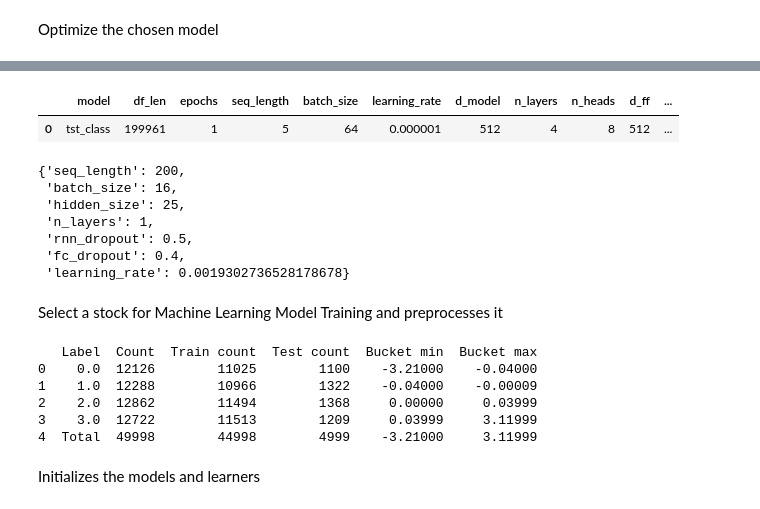
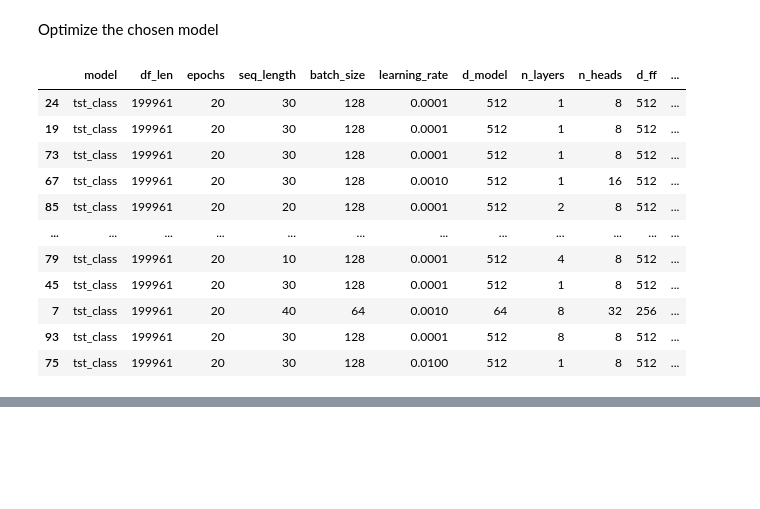
Before and after one commit to lukasmartinsson/Master-Thesis, a Jupyter notebook: main.ipynb, the cells around one changed output, grey strips where cells are left out. Drawn from its saved outputs; the diff is of its cells as text; code cells hidden in the pictures; blank space fills up the shorter version.

Commit message:
Fixed loop for results testing

```diff
--- a/main.ipynb
+++ b/main.ipynb
@@ -95,31 +96,43 @@ df = pd.read_csv(file)
 preprocessing_params = {
     'df': df,
     'lag': 15,
     'dif_all': True,
     'train_size': 0.95,
     'TSAI': True,
     'CLF': True,
     'index': None,
     'data': data,
     'buckets': 10,
     'TI' : True
 }
 
 model_type = 'tst'
 folder = '100'
 Classifier = preprocessing_params['CLF']
 model_type = model_type + '_class' if Classifier else model_type + '_reg'
 
-opti = True
+opti = False
 if opti:
     optimize_model(model_type=model_type, preprocessing_params=preprocessing_params, n_trials=1, n_epochs=1, folder=folder, index_time = index)
 
 results_df = pd.read_csv(f"models/{model_type}/{folder}/{index}/{model_type}_hyperparameters_results.csv")
 
 if Classifier:
     df = results_df.sort_values(by='val_accuracy', ascending=False)
 else:
     df = results_df.sort_values(by='val_mae', ascending=True)
 
 df
 # %% [output]
+|  | model | df_len | epochs | seq_length | batch_size | learning_rate | d_model | n_layers | n_heads | d_ff | ... |
+| 24 | tst_class | 199961 | 20 | 30 | 128 | 0.0001 | 512 | 1 | 8 | 512 | ... |
+| 19 | tst_class | 199961 | 20 | 30 | 128 | 0.0001 | 512 | 1 | 8 | 512 | ... |
+| 73 | tst_class | 199961 | 20 | 30 | 128 | 0.0001 | 512 | 1 | 8 | 512 | ... |
+| 67 | tst_class | 199961 | 20 | 30 | 128 | 0.0010 | 512 | 1 | 16 | 512 | ... |
+| 85 | tst_class | 199961 | 20 | 20 | 128 | 0.0001 | 512 | 2 | 8 | 512 | ... |
+| ... | ... | ... | ... | ... | ... | ... | ... | ... | ... | ... | ... |
+| 79 | tst_class | 199961 | 20 | 10 | 128 | 0.0001 | 512 | 4 | 8 | 512 | ... |
+| 45 | tst_class | 199961 | 20 | 30 | 128 | 0.0001 | 512 | 1 | 8 | 512 | ... |
+| 7 | tst_class | 199961 | 20 | 40 | 64 | 0.0010 | 64 | 8 | 32 | 256 | ... |
+| 93 | tst_class | 199961 | 20 | 30 | 128 | 0.0001 | 512 | 8 | 8 | 512 | ... |
+| 75 | tst_class | 199961 | 20 | 30 | 128 | 0.0100 | 512 | 1 | 8 | 512 | ... |
@@ -127,51 +139,0 @@ df
-|  | model | df_len | epochs | seq_length | batch_size | learning_rate | d_model | n_layers | n_heads | d_ff | ... |
-| 0 | tst_class | 199961 | 1 | 5 | 64 | 0.000001 | 512 | 4 | 8 | 512 | ... |
-# %%
-model_type = 'lstm_class'
-
-with open(f"models/{model_type}/{model_type}_best_params.json", "r") as f:
-    best_params = json.load(f)
-
-best_params
-# %% [output]
-{'seq_length': 200,
- 'batch_size': 16,
- 'hidden_size': 25,
- 'n_layers': 1,
- 'rnn_dropout': 0.5,
- 'fc_dropout': 0.4,
- 'learning_rate': 0.0019302736528178678}
-# %% [markdown]
-Select a stock for Machine Learning Model Training and preprocesses it
-# %%
-# Preprocess the data using a custom function and split it into training and testing sets
-# Only the training and testing sets are used, so the third variable (a scalar) is discarded using an underscore
-
-seq_length = best_params.pop('seq_length', None)
-data_train, data_test,  = preprocessing(**preprocessing_params, sequence_length=seq_length, print_info=True)
-
-# Changes the data into features and labels with the split used later in TSAI for modelling
-test_points = 200
-X, y, splits = combine_split_data([data_train[0], data_test[0][:test_points]],[data_train[1], data_test[1][:test_points]])
-
-# Utilizes the GPU if possible
-if torch.cuda.is_available(): X, y = X.cuda(), y.cuda()
-
-batch_size = best_params.pop('batch_size', None)
-if Classifier:
-    dsets = TSDatasets(X, y, splits=splits)
-    dls = TSDataLoaders.from_dsets(dsets.train, dsets.valid, bs=batch_size)
-    print(len(dsets.train),len(dsets.valid))
-else:
-    dls = get_ts_dls(X, y, splits=splits, bs=batch_size)
-
-# Note this tabel is before sequenceing so the actuall values is total - sequence then times train_size
-# %% [output]
-   Label  Count  Train count  Test count  Bucket min  Bucket max
-0    0.0  12126        11025        1100    -3.21000    -0.04000
-1    1.0  12288        10966        1322    -0.04000    -0.00009
-2    2.0  12862        11494        1368     0.00000     0.03999
-3    3.0  12722        11513        1209     0.03999     3.11999
-4  Total  49998        44998        4999    -3.21000     3.11999
-# %% [markdown]
-Initializes the models and learners
```
Also changed, not shown: parts of 8 cells of this notebook, 1 other file.
